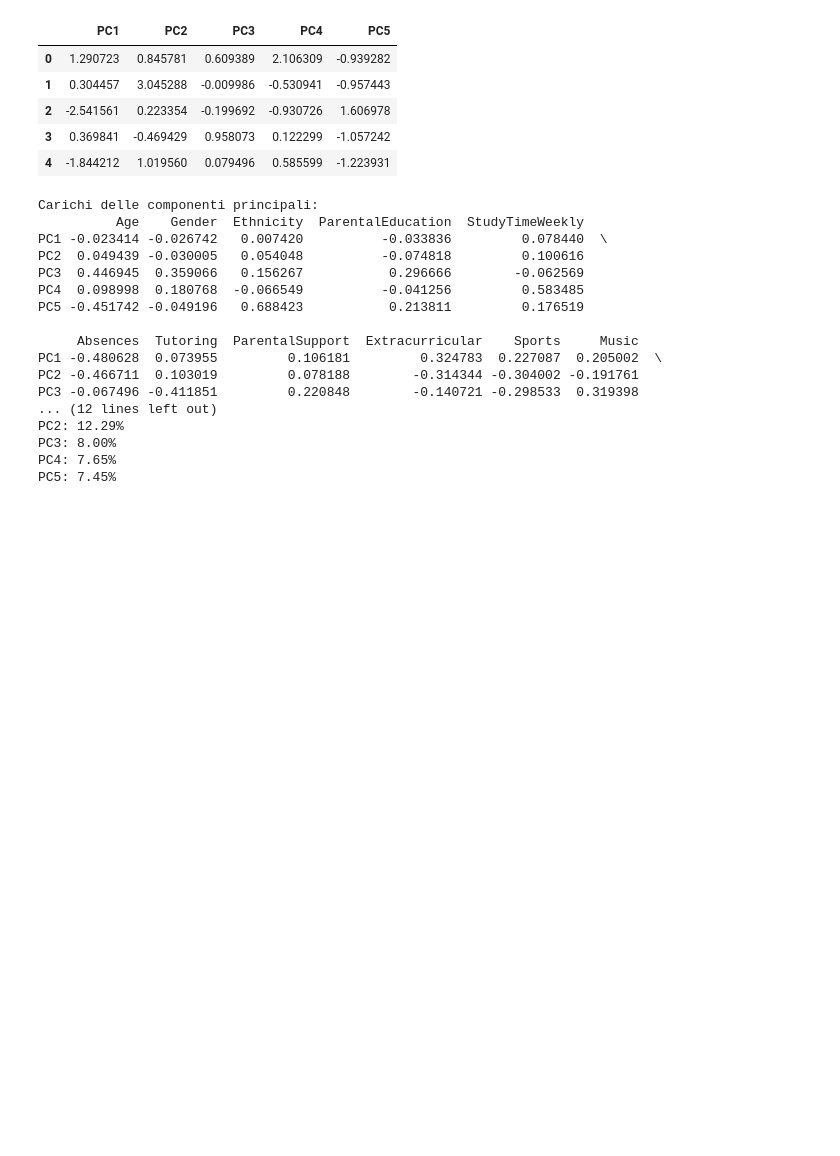
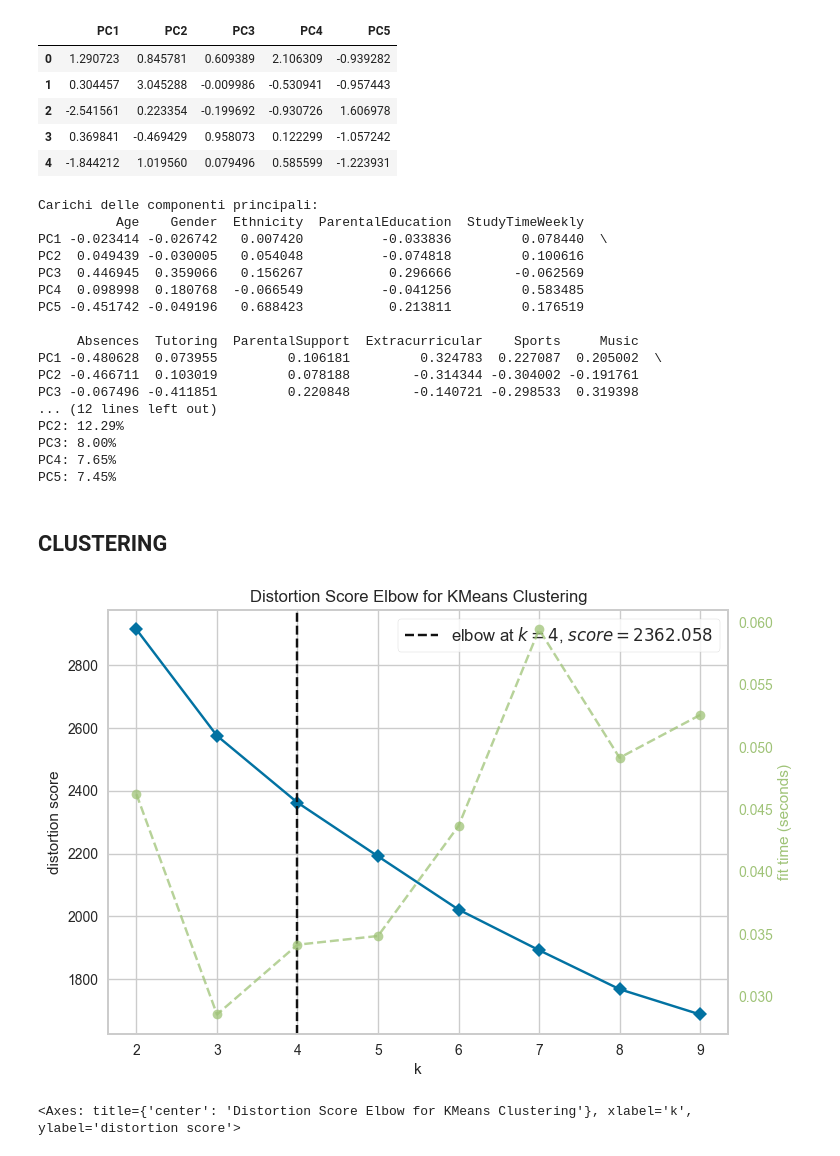
Before and after one commit to Giansimone-Coccia/Student_Performance_Analysis, a Jupyter notebook: dataset_ETL.ipynb, the cells around one changed output. Saved outputs shown, nothing was run; the diff lists cells and outputs as text; code cells hidden in the pictures; blank space fills up the shorter version.

Commit message:
clustering

```diff
--- a/dataset_ETL.ipynb
+++ b/dataset_ETL.ipynb
@@ -247,3 +247,5 @@ PC2: 12.29%
 PC3: 8.00%
 PC4: 7.65%
 PC5: 7.45%
+# %% [markdown]
+## CLUSTERING
@@ -249,0 +258,25 @@ PC5: 7.45%
+# %%
+numeric_cols = df.select_dtypes(include=['float64', 'int64']).columns
+
+X = df[[ 'Gender',  'ParentalEducation', 'StudyTimeWeekly',
+        'Absences', 'Tutoring', 'ParentalSupport', 'Extracurricular',
+        'Sports', 'Music',  'GradeClass']]
+
+
+scaler = MinMaxScaler()
+X_scaled = scaler.fit_transform(X)
+#X_scaled = scaler.fit_transform(df[numeric_cols])
+# %%
+from yellowbrick.cluster import KElbowVisualizer
+
+model = KMeans()
+
+# Creazione del visualizzatore Elbow
+visualizer = KElbowVisualizer(model, k=(2, 10))  # Cerca il numero di cluster tra 2 e 10
+
+# Visualizzazione del grafico Elbow
+visualizer.fit(X_scaled)
+visualizer.show()
+# %% [output]
+[figure, added]
+<Axes: title={'center': 'Distortion Score Elbow for KMeans Clustering'}, xlabel='k', ylabel='distortion score'>
```
Also changed, not shown: parts of 4 cells of this notebook.
